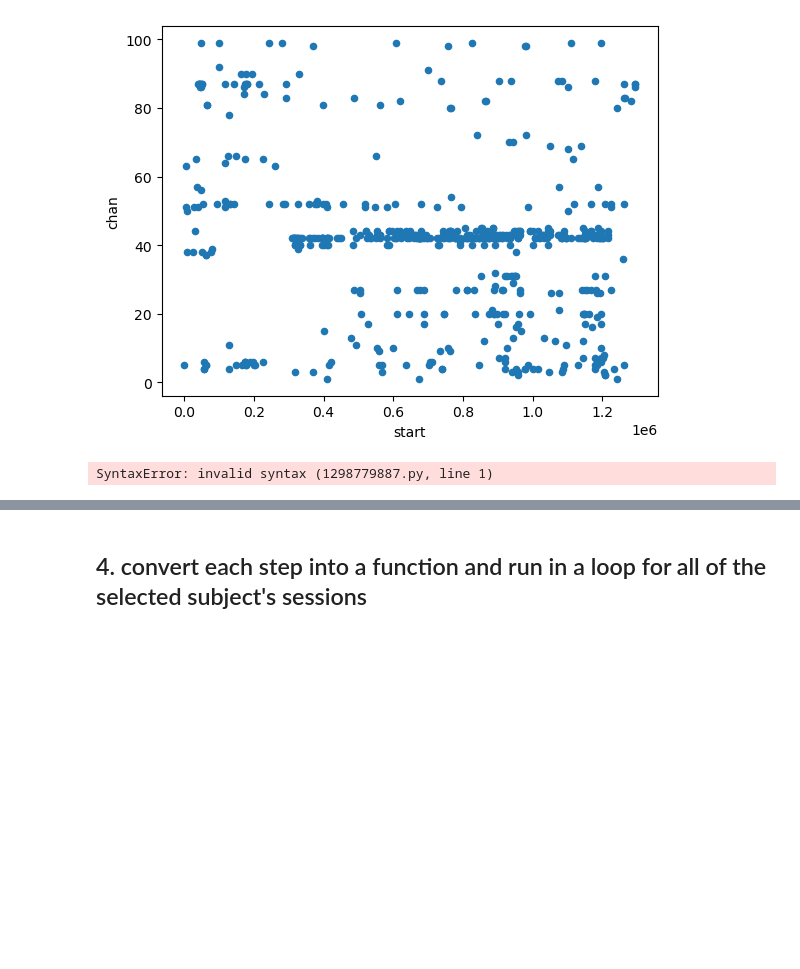
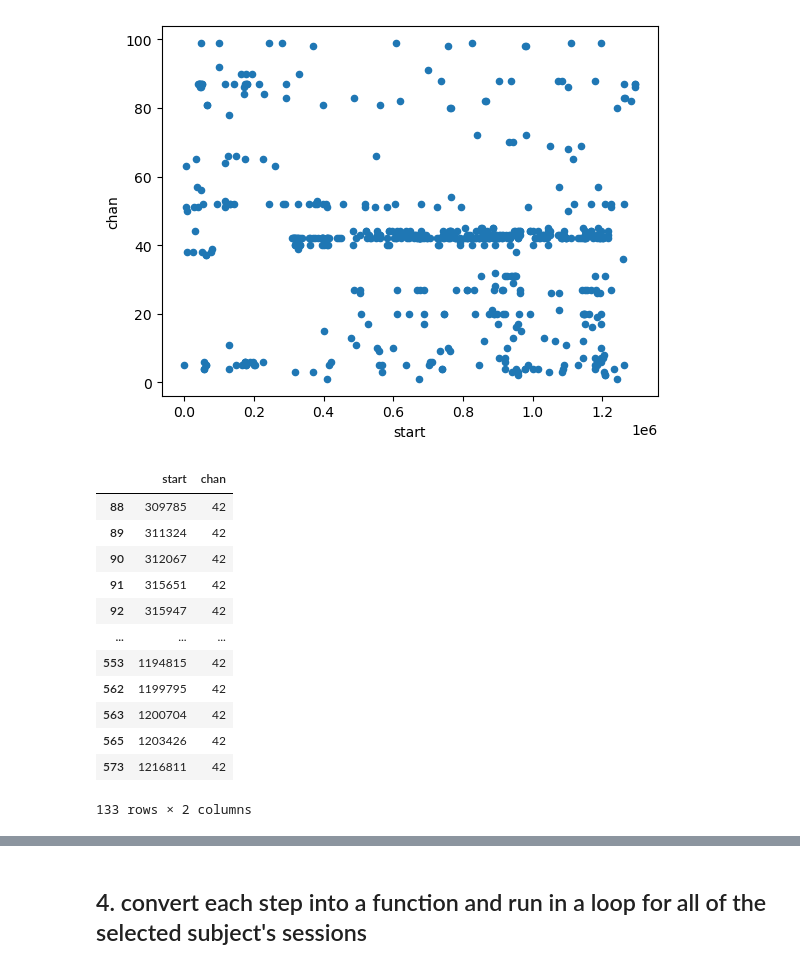
Before and after one commit to Simurgh818/IED_distributions, a Jupyter notebook: IED_distributions.ipynb, the cells around one changed output, grey strips where cells are left out. Cells and saved outputs as stored; diff of their text form; code cells hidden in the pictures; blank space fills up the shorter version.

```diff
--- a/IED_distributions.ipynb
+++ b/IED_distributions.ipynb
@@ -324,7 +378,8 @@ true_IEDs_df_clean.loc[t:time[t+1],'IED_rate'].shape
 # %%
 for t in time:
     print(t)
-    count = IED_rate[t-1,1]
-    true_IEDs_df_clean.loc[t:time[t+1],'IED_rate']=[count for i in range (idx, idx+count)]
+    count = int(IED_rate[t-1,1])
+    print(count)
+    true_IEDs_df_clean.loc[(true_IEDs_df_clean['start']>t) & (true_IEDs_df_clean['start']<= time[t+1]),'IED_rate']=[count for i in range (t, t+count)]
 # %%
 true_IEDs_df[true_IEDs_df['chan']==42]
@@ -359,6 +410,18 @@ true_IEDs_df_clean.plot.scatter(x='start',y='chan')
 <Axes: xlabel='start', ylabel='chan'>
 [figure]
 # %%
-true_IEDs_df_clean[true_IEDs_df_clean['chan']==42].plot.line(x='start',y=);
+true_IEDs_df_clean[true_IEDs_df_clean['chan']==42]
 # %% [output]
+|  | start | chan |
+| 88 | 309785 | 42 |
+| 89 | 311324 | 42 |
+| 90 | 312067 | 42 |
+| 91 | 315651 | 42 |
+| 92 | 315947 | 42 |
+| ... | ... | ... |
+| 553 | 1194815 | 42 |
+| 562 | 1199795 | 42 |
+| 563 | 1200704 | 42 |
+| 565 | 1203426 | 42 |
+| 573 | 1216811 | 42 |
-SyntaxError: invalid syntax (1298779887.py, line 1)
+133 rows × 2 columns
```
Also changed, not shown: parts of 12 cells of this notebook.
